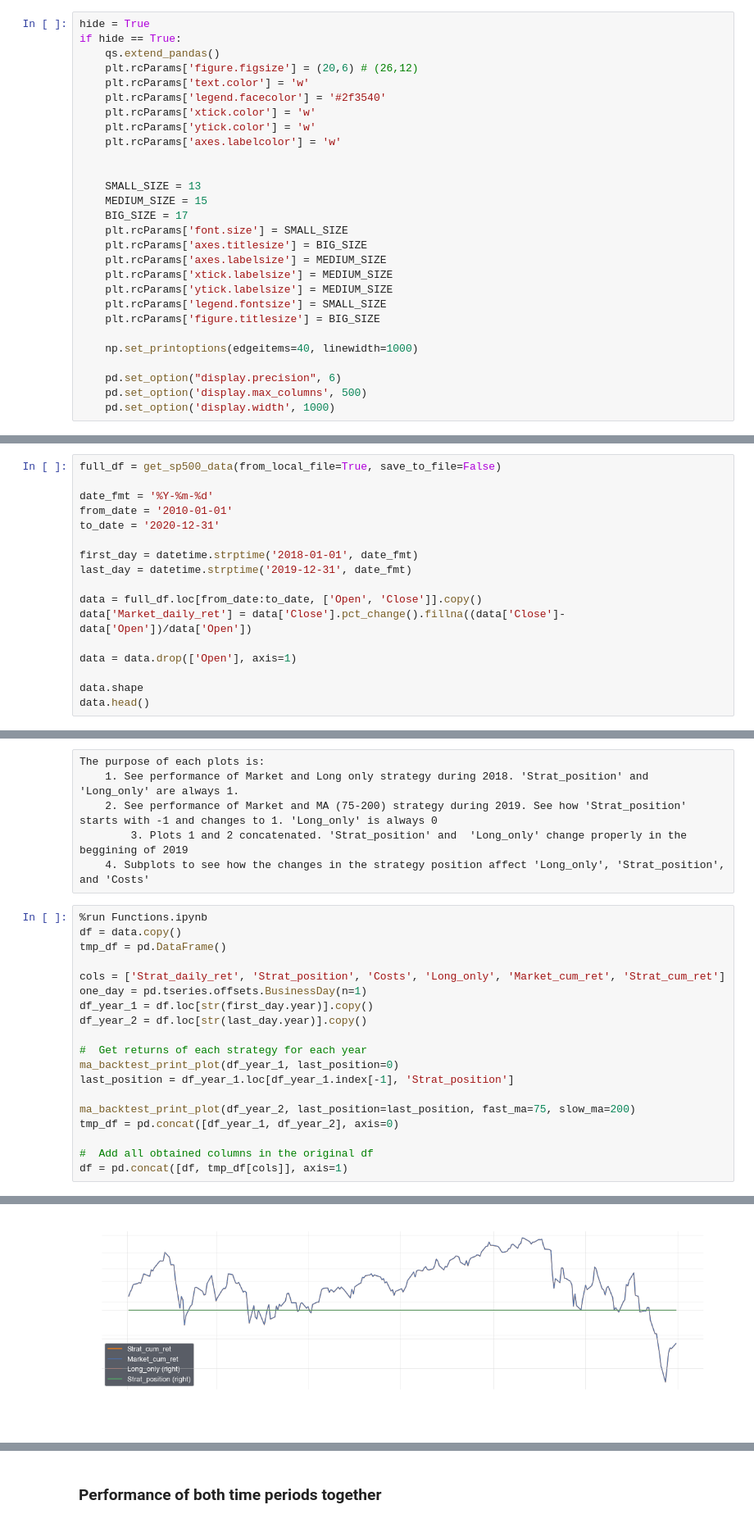
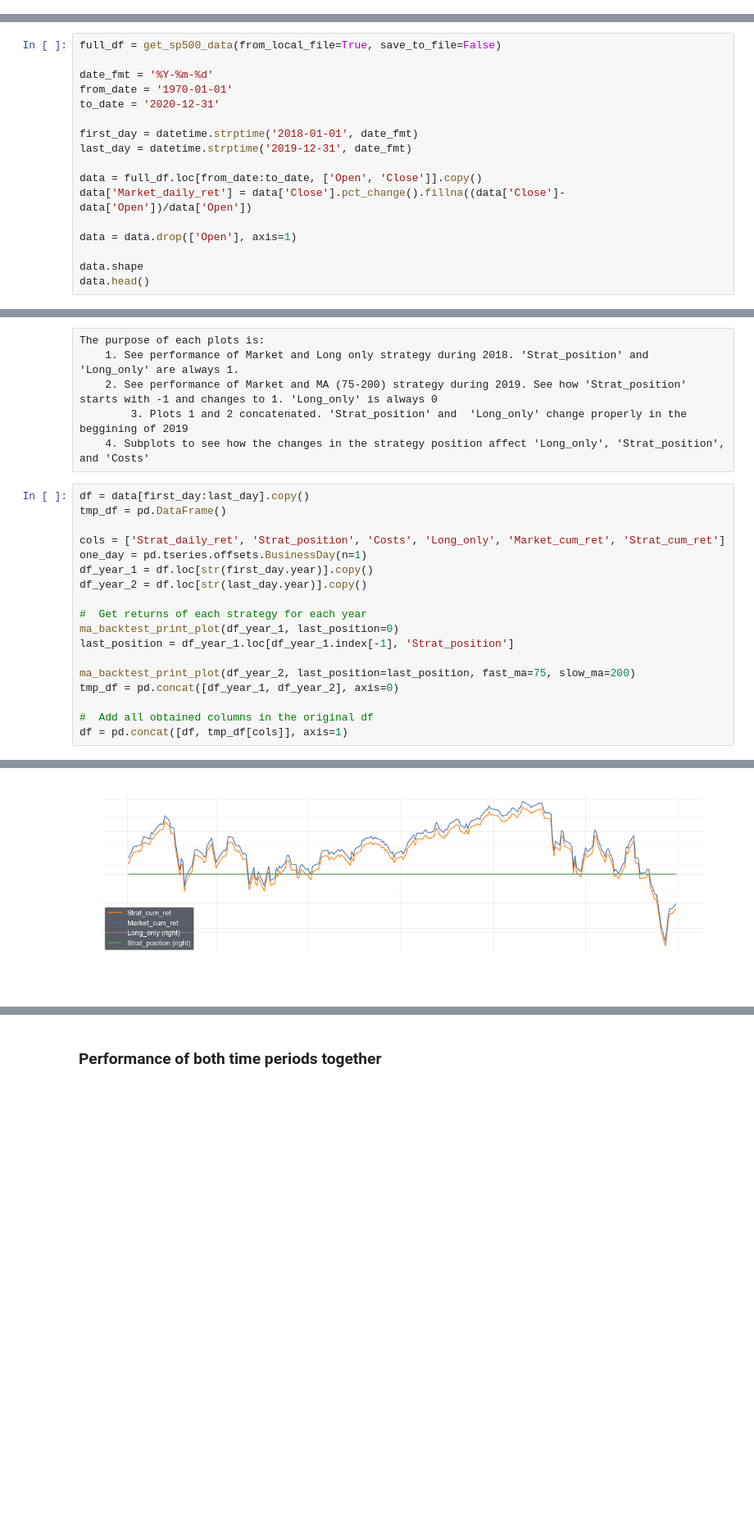
Before and after one commit to scastellanog/Walk-forward-optimization, a Jupyter notebook: Testers.ipynb, the cells around one changed output, grey strips where cells are left out. Shown at 82% size. Saved outputs shown, nothing was run; the diff lists cells and outputs as text; blank space fills up the shorter version.

```diff
--- a/Testers.ipynb
+++ b/Testers.ipynb
@@ -29,28 +5,0 @@ if hide == True:
-# %%
-hide = True
-if hide == True:
-    qs.extend_pandas()
-    plt.rcParams['figure.figsize'] = (20,6) # (26,12)
-    plt.rcParams['text.color'] = 'w'
-    plt.rcParams['legend.facecolor'] = '#2f3540'
-    plt.rcParams['xtick.color'] = 'w'
-    plt.rcParams['ytick.color'] = 'w'
-    plt.rcParams['axes.labelcolor'] = 'w'
-
-
-    SMALL_SIZE = 13
-    MEDIUM_SIZE = 15
-    BIG_SIZE = 17
-    plt.rcParams['font.size'] = SMALL_SIZE
-    plt.rcParams['axes.titlesize'] = BIG_SIZE
-    plt.rcParams['axes.labelsize'] = MEDIUM_SIZE
-    plt.rcParams['xtick.labelsize'] = MEDIUM_SIZE
-    plt.rcParams['ytick.labelsize'] = MEDIUM_SIZE
-    plt.rcParams['legend.fontsize'] = SMALL_SIZE
-    plt.rcParams['figure.titlesize'] = BIG_SIZE
-
-    np.set_printoptions(edgeitems=40, linewidth=1000)
-
-    pd.set_option("display.precision", 6)
-    pd.set_option('display.max_columns', 500)
-    pd.set_option('display.width', 1000)
@@ -64,7 +55,7 @@ commision = 2/130000 + 12.5/130000
 full_df = get_sp500_data(from_local_file=True, save_to_file=False)
 
 date_fmt = '%Y-%m-%d'
-from_date = '2010-01-01'
+from_date = '1970-01-01'
 to_date = '2020-12-31'
 
 first_day = datetime.strptime('2018-01-01', date_fmt)
@@ -190,8 +172,7 @@ The purpose of each plots is:
         3. Plots 1 and 2 concatenated. 'Strat_position' and  'Long_only' change properly in the beggining of 2019
     4. Subplots to see how the changes in the strategy position affect 'Long_only', 'Strat_position', and 'Costs'
 # %%
-%run Functions.ipynb
-df = data.copy()
+df = data[first_day:last_day].copy()
 tmp_df = pd.DataFrame()
 
 cols = ['Strat_daily_ret', 'Strat_position', 'Costs', 'Long_only', 'Market_cum_ret', 'Strat_cum_ret']
@@ -218,4 +199,4 @@ df = pd.concat([df, tmp_df[cols]], axis=1)
-[figure, old version]
+[figure, new version]
 [figure]
 # %% [markdown]
 ### Performance of both time periods together
```
Also changed, not shown: parts of 27 cells of this notebook, 4 other files.
